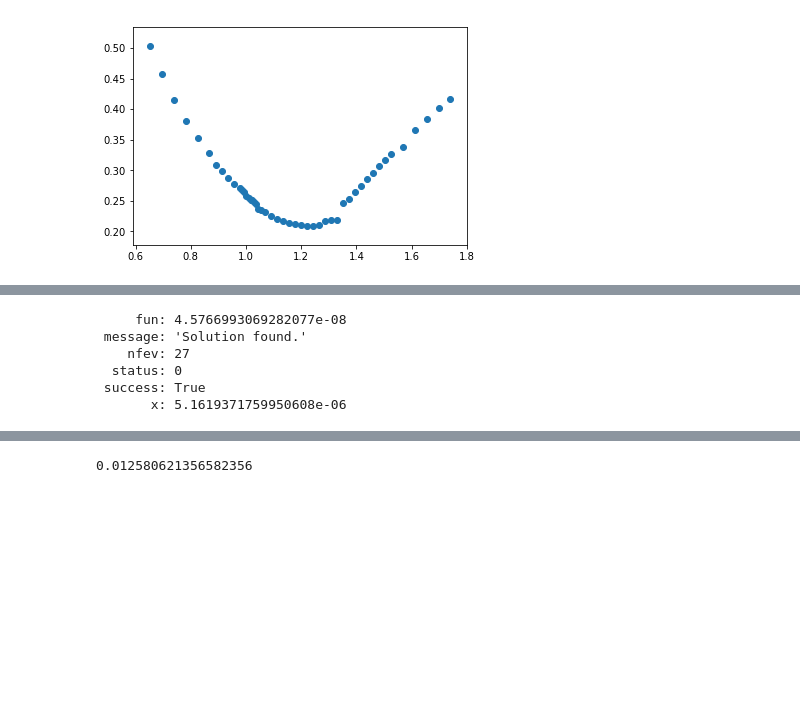
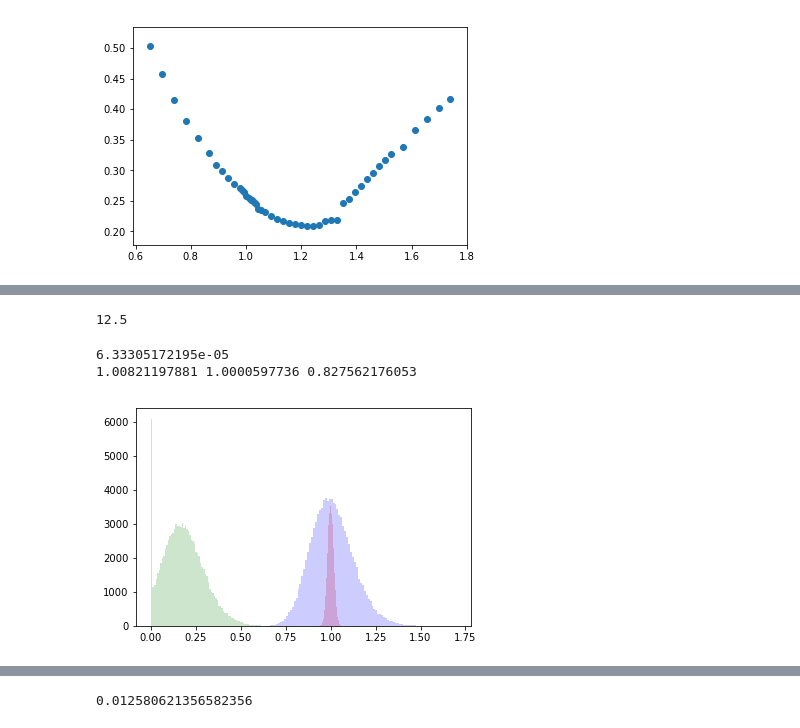
Before and after one commit to sebasv/thesis, a Jupyter notebook: Calibrations.ipynb, the cells around one changed output, grey strips where cells are left out. Saved outputs shown, nothing was run; the diff lists cells and outputs as text; code cells hidden in the pictures; blank space fills up the shorter version.

```diff
--- a/Calibrations.ipynb
+++ b/Calibrations.ipynb
@@ -42,46 +166,46 @@ ax.plot(bla.strike, bla.imp_vol, 'k')
+# %%
+50*100*9/3600
+# %% [output]
+12.5
 # %%
 N = int(1e5)
 W = np.random.normal(size=(2, N))
-bar = lambda k,x: np.sqrt(k**2 - x**2)
 # Sh= 1
-r = .7
+r = .5
 qS = -0.008
-qV = -0.02
-sV = .2
-sS = .23
-Sh = 2*qS/sS
+qV = -0.04
+sV = .25
+sS = .22
+Sh = 1.5*qS/sS
 
 gamma_lb = - np.sqrt(Sh**2 - (qS/sS)**2)
 sigmaM_lb = np.array([qS/sS, gamma_lb])
 
 gamma_ub = + np.sqrt(Sh**2 - (qS/sS)**2)
 sigmaM_ub = np.array([qS/sS, gamma_ub])
 
 sigmaM = np.array([qS/sS, 0])
 
-def get_fit(row, sigmaM):
-    ks, cs, t, rf = row.loc[['strike', 'option', 't', 'rf']].values
-    st = np.sqrt(t)
-    def fit(sV):
-        muM = -.5 * sigmaM @ sigmaM.T*t
-        M = np.exp(muM + st*sigmaM @ W)
+ks, cs, t, rf = bla.loc[4, ['strike', 'option', 't', 'rf']].values
+st = np.sqrt(t)
 
-        sigmaV = np.array([r, bar(1,r)])*sV*st
-        muV = -qV*st -.5 * sigmaV @ sigmaV.T
-        V = np.exp(muV + sigmaV @ W)
+muM = -.5 * sigmaM @ sigmaM.T*t
+M = np.exp(muM + st*sigmaM @ W)
 
-        return (np.mean(M*np.maximum(0, V-ks)) - cs)**2
-    return fit
+sigmaV = np.array([r, bar(1,r)])*sV*st
+muV = -qV*t -.5*sV**2*t
+V = np.exp(muV + sigmaV @ W)
 
-optimize.minimize_scalar(get_fit(bla.iloc[0,:], sigmaM_ub), method='bounded', bounds=[0,1])
-# optimize.minimize_scalar(get_fit_l(bla.iloc[0,:]))
+print((np.mean(np.maximum(0, M*V-ks)) - cs)**2)
+
+plt.hist(M, bins=100, alpha=.2, color='r')
+plt.hist(V, bins=100, alpha=.2, color='b')
+plt.hist(M*np.maximum(0, V-ks), bins=100, alpha=.2, color='g');
+print(np.mean(V), np.mean(M), ks)
 # %% [output]
-     fun: 4.5766993069282077e-08
- message: 'Solution found.'
-    nfev: 27
-  status: 0
- success: True
-       x: 5.1619371759950608e-06
+6.33305172195e-05
+1.00821197881 1.0000597736 0.827562176053
+[figure, added]
 # %%
 def _d_es(a):
     return lambda x: -x/a*np.exp(-x**2/2)/np.sqrt(2*np.pi)
```
Also changed, not shown: parts of 13 cells of this notebook, 2 other files.
